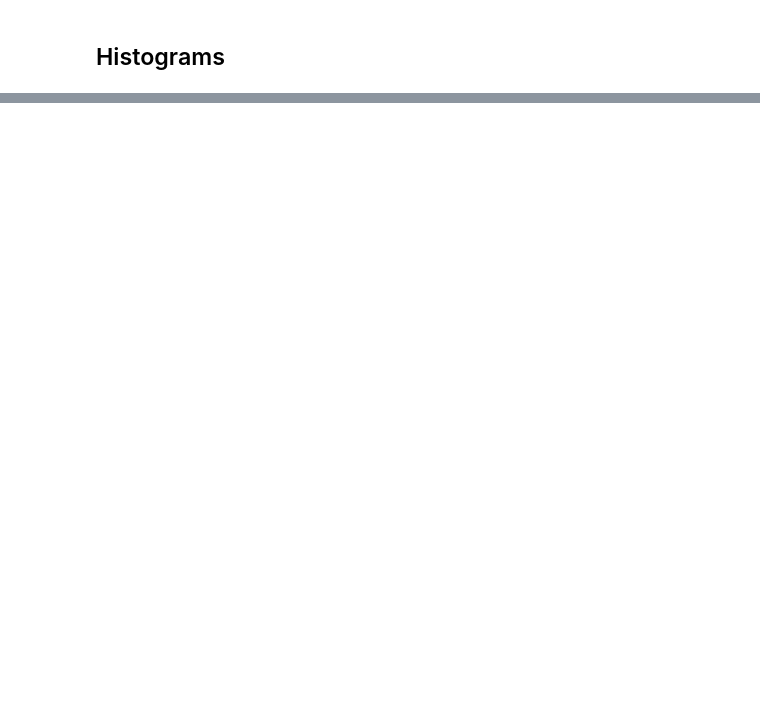
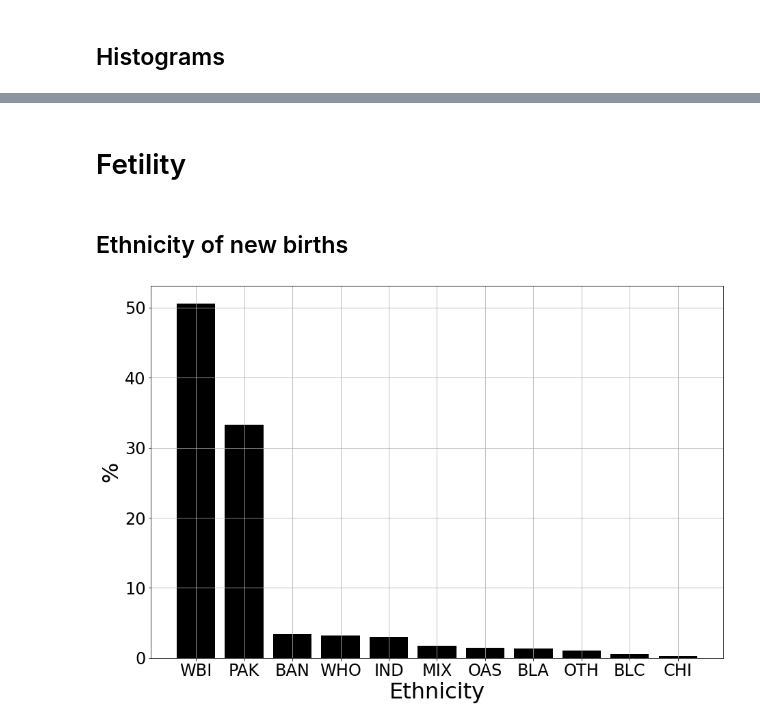
Before and after one commit to ihmeuw/vivarium_public_health, a Jupyter notebook: notebooks/pipeline_003_mortality_fertility.ipynb, the cells around one changed output, grey strips where cells are left out. Saved outputs shown, nothing was run; the diff lists cells and outputs as text; code cells hidden in the pictures; blank space fills up the shorter version.

Commit message:
adding plots to check the fertility component output in the notebook (#24)

```diff
--- a/notebooks/pipeline_003_mortality_fertility.ipynb
+++ b/notebooks/pipeline_003_mortality_fertility.ipynb
@@ -358,0 +385,23 @@ plt.show()
+# %% [markdown]
+# Fetility
+# %%
+pop_births = pop[pop['parent_id']!= -1]
+# %% [markdown]
+## Ethnicity of new births
+# %%
+series2plot_births = pop_births['ethnicity'].value_counts() / len(pop_births["ethnicity"]) * 100.
+indx = range(len(series2plot_births))
+
+plt.figure(figsize=(15, 10))
+plt.bar(indx, series2plot_births, color='k')
+
+plt.xticks(indx, series2plot_births.index, size=24)
+plt.yticks(size=24)
+plt.xlabel("Ethnicity", size=32)
+plt.ylabel("%", size=32)
+
+plt.grid()
+#plt.legend(fontsize=24)
+plt.show()
+# %% [output]
+[figure, added]
```
Also changed, not shown: parts of 15 cells of this notebook, 1 other file.
